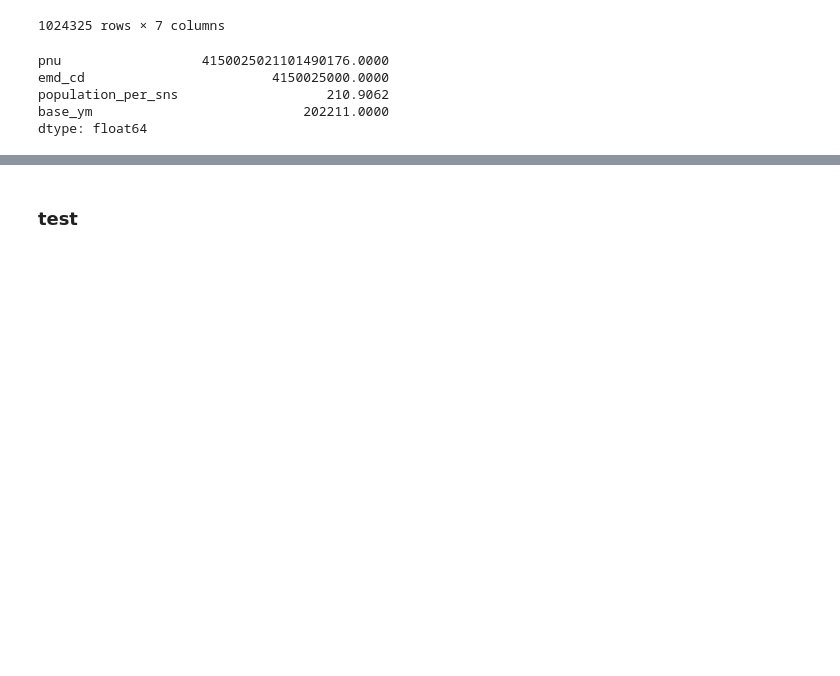
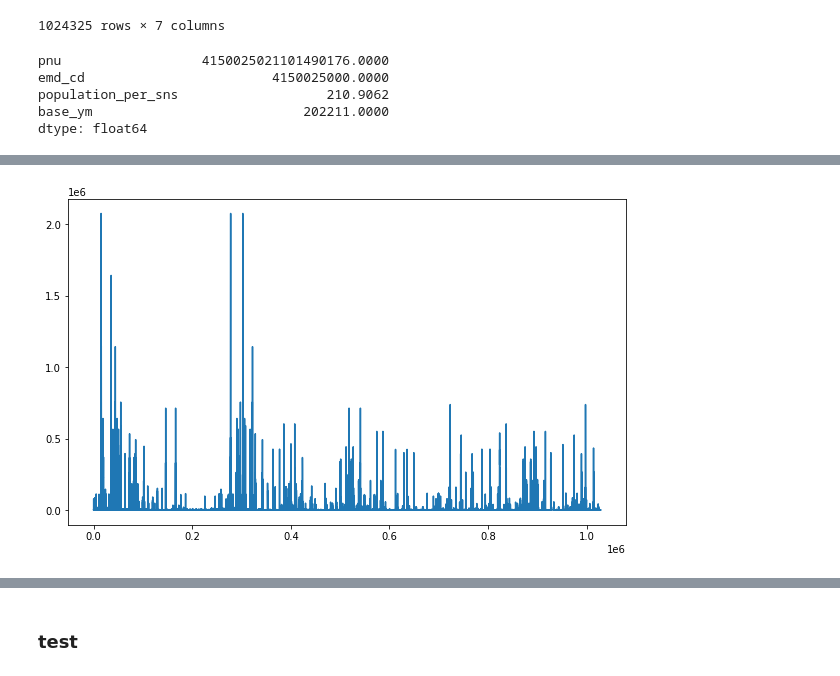
Before and after one commit to UL-DA/pythonProject, a Jupyter notebook: 부동산원_데이터댐/SNS 노출대비 유동인구 분석.ipynb, the cells around one changed output, grey strips where cells are left out. Cells and saved outputs as stored; diff of their text form; code cells hidden in the pictures; blank space fills up the shorter version.

```diff
--- a/부동산원_데이터댐/SNS 노출대비 유동인구 분석.ipynb
+++ b/부동산원_데이터댐/SNS 노출대비 유동인구 분석.ipynb
@@ -194,0 +271,7 @@ dtype: float64
+# %%
+# 202203월 데이터
+plt.figure(figsize=(10,6))
+df['population_per_sns'].plot()
+plt.show()
+# %% [output]
+[figure, added]
```
Also changed, not shown: parts of 5 cells of this notebook.
